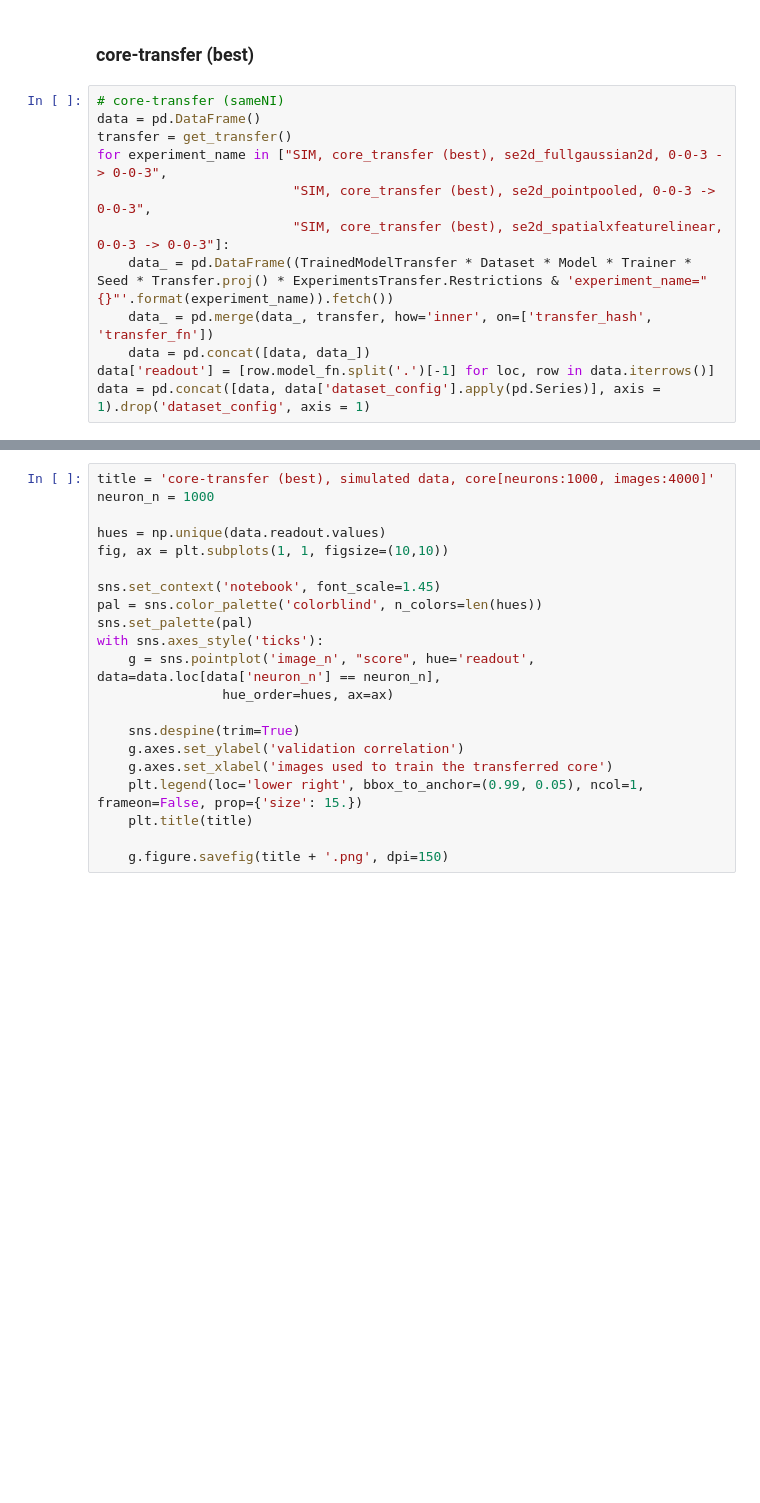
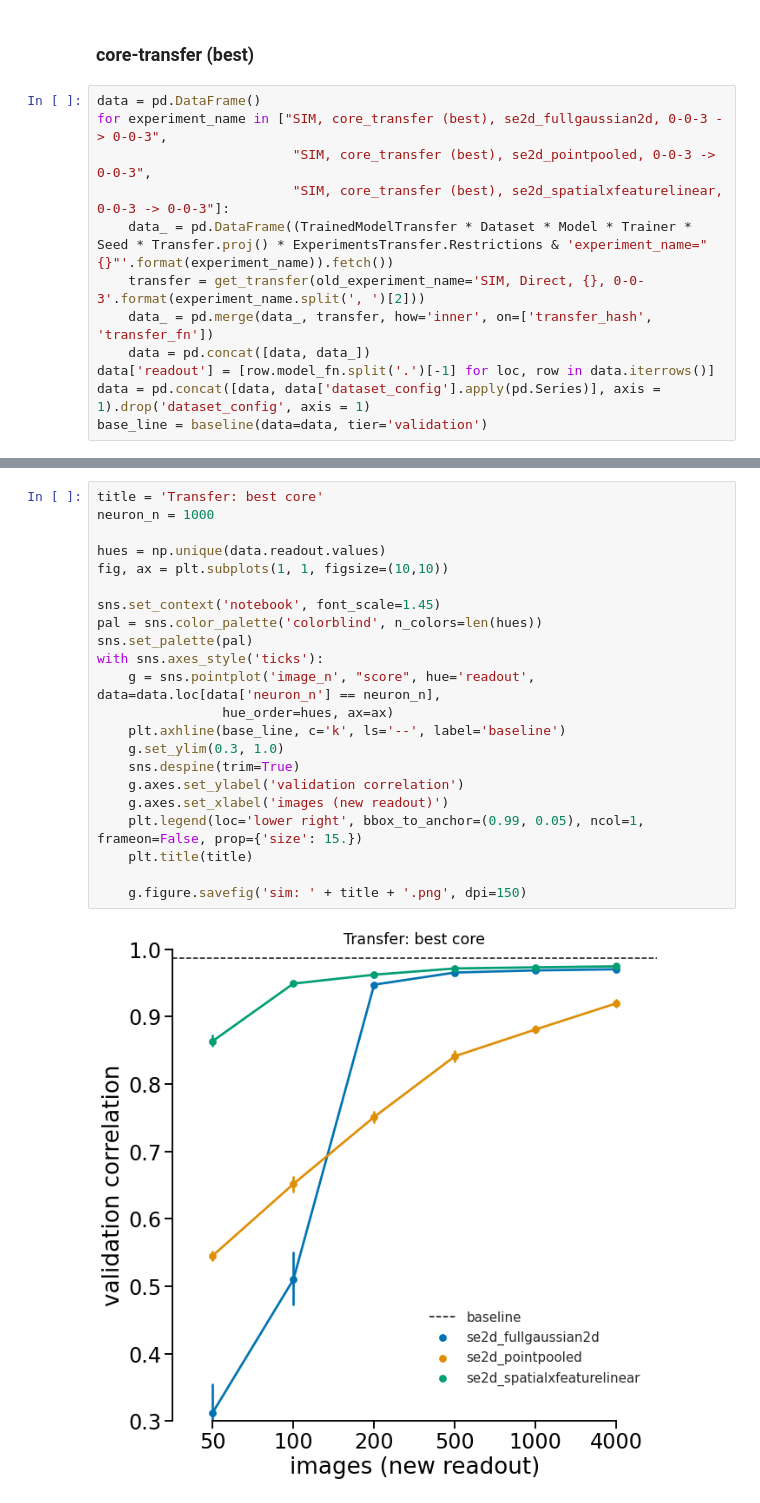
Before and after one commit to sinzlab/nnsysident, a Jupyter notebook: notebooks/Plots_sim.ipynb, the cells around one changed output, grey strips where cells are left out. Drawn from its saved outputs; the diff is of its cells as text; blank space fills up the shorter version.

```diff
--- a/notebooks/Plots_sim.ipynb
+++ b/notebooks/Plots_sim.ipynb
@@ -139,14 +151,14 @@ with sns.axes_style('ticks'):
 # %% [markdown]
 ### core-transfer (best)
 # %%
-# core-transfer (sameNI)
 data = pd.DataFrame()
-transfer = get_transfer()
 for experiment_name in ["SIM, core_transfer (best), se2d_fullgaussian2d, 0-0-3 -> 0-0-3",
                          "SIM, core_transfer (best), se2d_pointpooled, 0-0-3 -> 0-0-3",
                          "SIM, core_transfer (best), se2d_spatialxfeaturelinear, 0-0-3 -> 0-0-3"]:
     data_ = pd.DataFrame((TrainedModelTransfer * Dataset * Model * Trainer * Seed * Transfer.proj() * ExperimentsTransfer.Restrictions & 'experiment_name="{}"'.format(experiment_name)).fetch())
+    transfer = get_transfer(old_experiment_name='SIM, Direct, {}, 0-0-3'.format(experiment_name.split(', ')[2]))
     data_ = pd.merge(data_, transfer, how='inner', on=['transfer_hash', 'transfer_fn'])
     data = pd.concat([data, data_])
 data['readout'] = [row.model_fn.split('.')[-1] for loc, row in data.iterrows()]
 data = pd.concat([data, data['dataset_config'].apply(pd.Series)], axis = 1).drop('dataset_config', axis = 1)
+base_line = baseline(data=data, tier='validation')
@@ -153,21 +167,24 @@ data = pd.concat([data, data['dataset_config'].apply(pd.Series)], axis = 1).drop
 # %%
-title = 'core-transfer (best), simulated data, core[neurons:1000, images:4000]'
+title = 'Transfer: best core'
 neuron_n = 1000
 
 hues = np.unique(data.readout.values)
 fig, ax = plt.subplots(1, 1, figsize=(10,10))
 
 sns.set_context('notebook', font_scale=1.45)
 pal = sns.color_palette('colorblind', n_colors=len(hues))
 sns.set_palette(pal)
 with sns.axes_style('ticks'):
     g = sns.pointplot('image_n', "score", hue='readout', data=data.loc[data['neuron_n'] == neuron_n],
                 hue_order=hues, ax=ax)
-
+    plt.axhline(base_line, c='k', ls='--', label='baseline')
+    g.set_ylim(0.3, 1.0)
     sns.despine(trim=True)
     g.axes.set_ylabel('validation correlation')
-    g.axes.set_xlabel('images used to train the transferred core')
+    g.axes.set_xlabel('images (new readout)')
     plt.legend(loc='lower right', bbox_to_anchor=(0.99, 0.05), ncol=1, frameon=False, prop={'size': 15.})
     plt.title(title)
 
-    g.figure.savefig(title + '.png', dpi=150)
+    g.figure.savefig('sim: ' + title + '.png', dpi=150)
+# %% [output]
+[figure, added]
```
Also changed, not shown: parts of 10 cells of this notebook, 3 other files.
